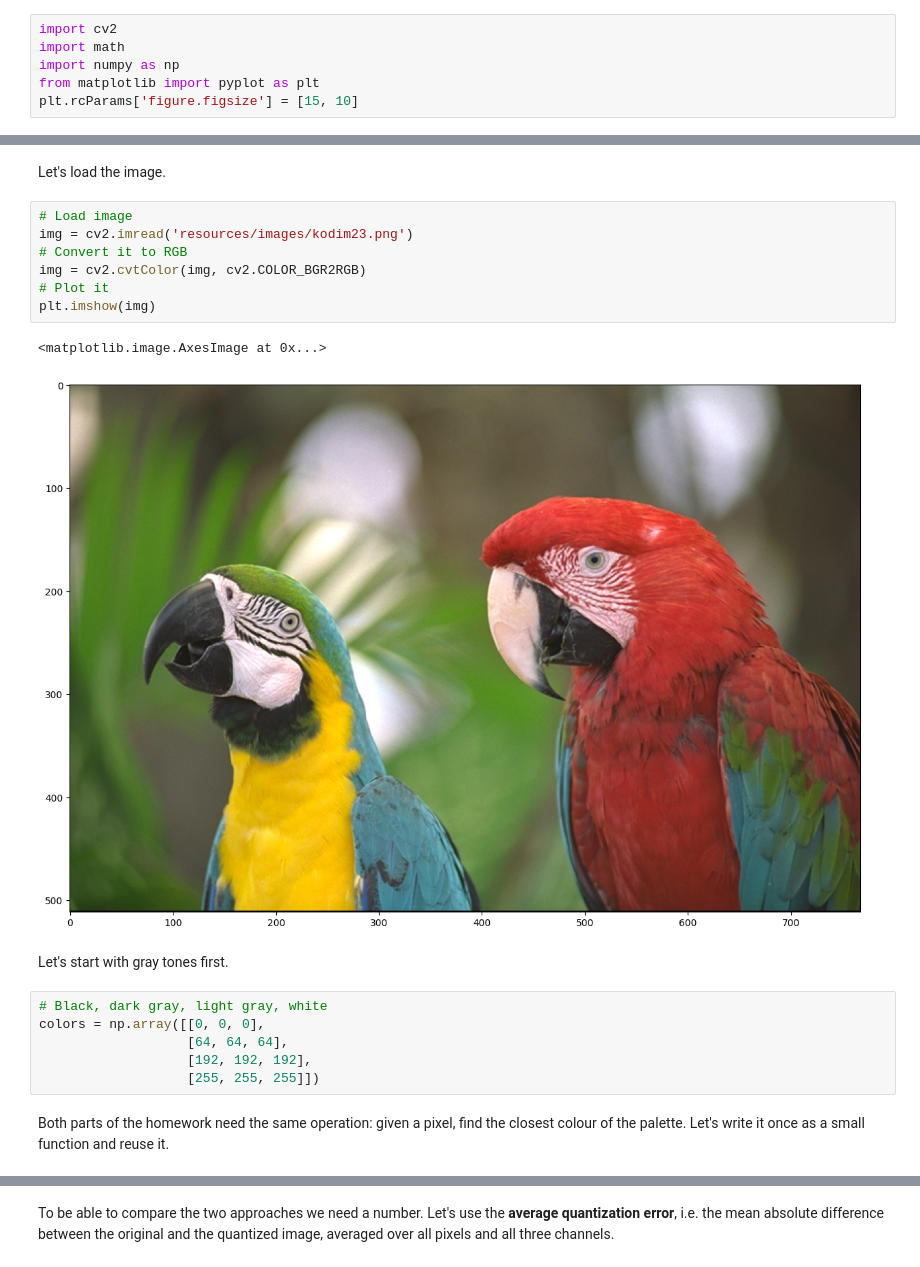
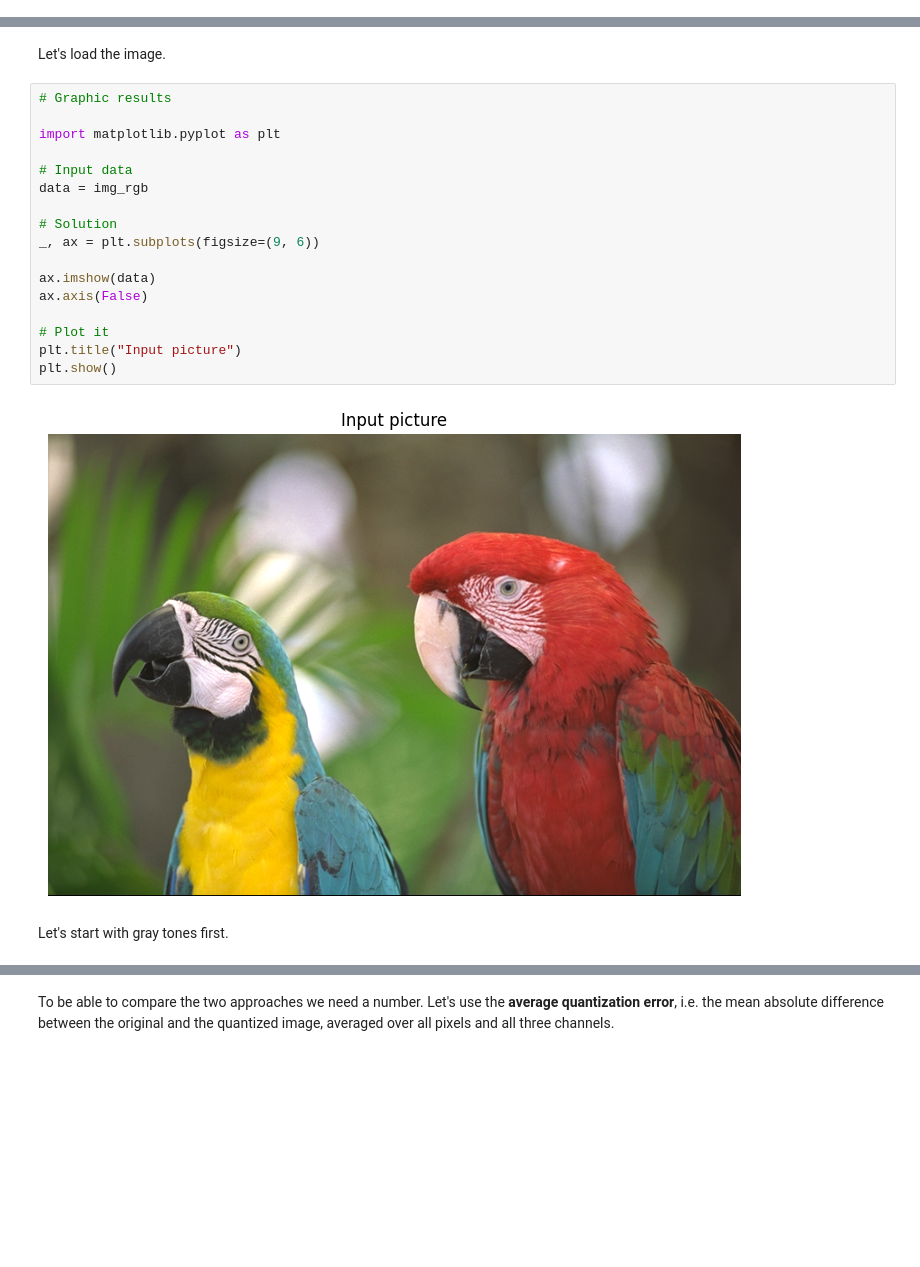
Before and after one commit to BogdanPinchuk/ComputerVision-PBY_HW5, a Jupyter notebook: Bohdan_Pinchuk_CV_HW5.ipynb, the cells around one changed output, grey strips where cells are left out. Saved outputs shown, nothing was run; the diff lists cells and outputs as text; blank space fills up the shorter version.

Commit message:
[Homework5] - implemented inage quantization

```diff
--- a/Bohdan_Pinchuk_CV_HW5.ipynb
+++ b/Bohdan_Pinchuk_CV_HW5.ipynb
@@ -93,9 +93,3 @@ You will also have to answer the question at the end of this notebook.
 Note: In this homework, you will have the chance to earn some extra points. See the "Bonus" section at the end of the notebook. Good luck!
 
 As always, you are encouraged to use your own images :-)
-# %%
-import cv2
-import math
-import numpy as np
-from matplotlib import pyplot as plt
-plt.rcParams['figure.figsize'] = [15, 10]
@@ -102,23 +134,23 @@ plt.rcParams['figure.figsize'] = [15, 10]
 # %% [markdown]
 Let's load the image.
-# %%
-# Load image
-img = cv2.imread('resources/images/kodim23.png')
-# Convert it to RGB
-img = cv2.cvtColor(img, cv2.COLOR_BGR2RGB)
-# Plot it
-plt.imshow(img)
-# %% [output]
-<matplotlib.image.AxesImage at 0x...>
-[figure, removed]
+# %%
+# Graphic results
+
+import matplotlib.pyplot as plt
+
+# Input data
+data = img_rgb
+
+# Solution
+_, ax = plt.subplots(figsize=(9, 6))
+
+ax.imshow(data)
+ax.axis(False)
+
+# Plot it
+plt.title("Input picture")
+plt.show()
+# %% [output]
+[figure, added]
 # %% [markdown]
 Let's start with gray tones first.
-# %%
-# Black, dark gray, light gray, white
-colors = np.array([[0, 0, 0],
-                   [64, 64, 64],
-                   [192, 192, 192],
-                   [255, 255, 255]])
-# %% [markdown]
-Both parts of the homework need the same operation: given a pixel, find the closest colour of the
-palette. Let's write it once as a small function and reuse it.
```
Also changed, not shown: parts of 12 cells of this notebook, 1 other file.
